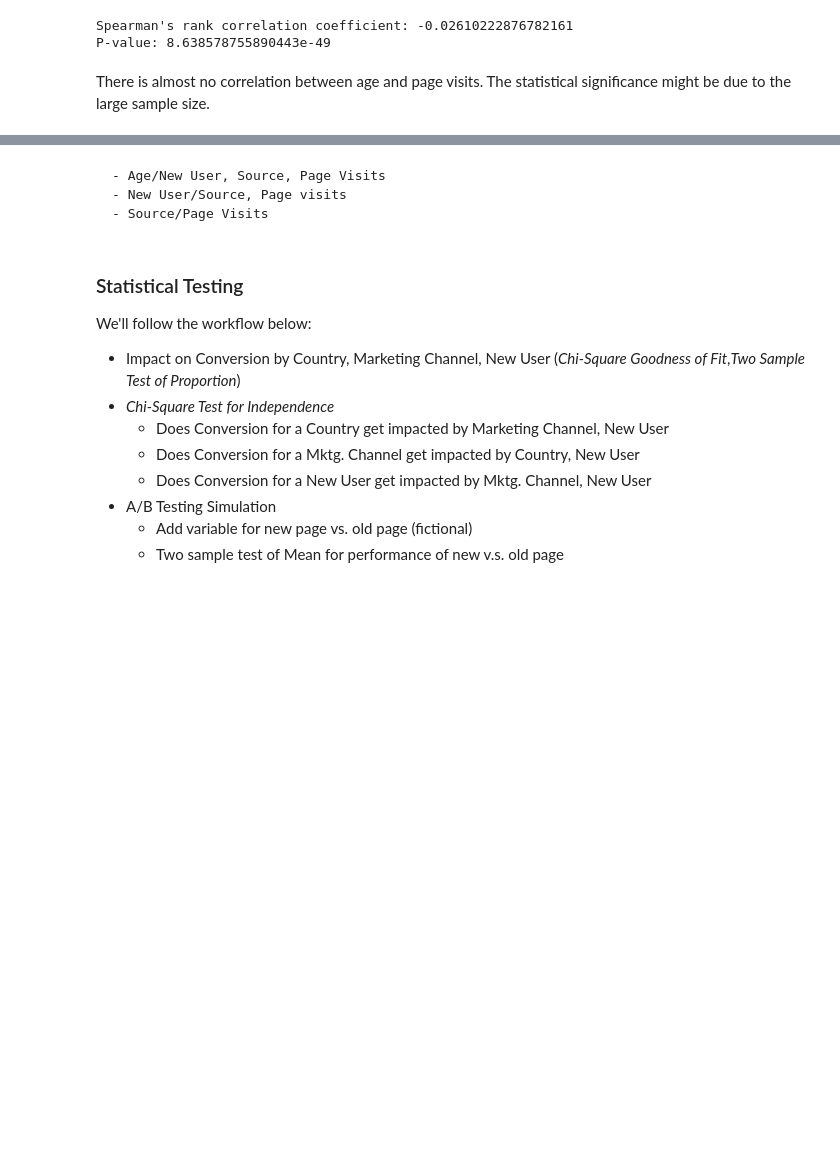
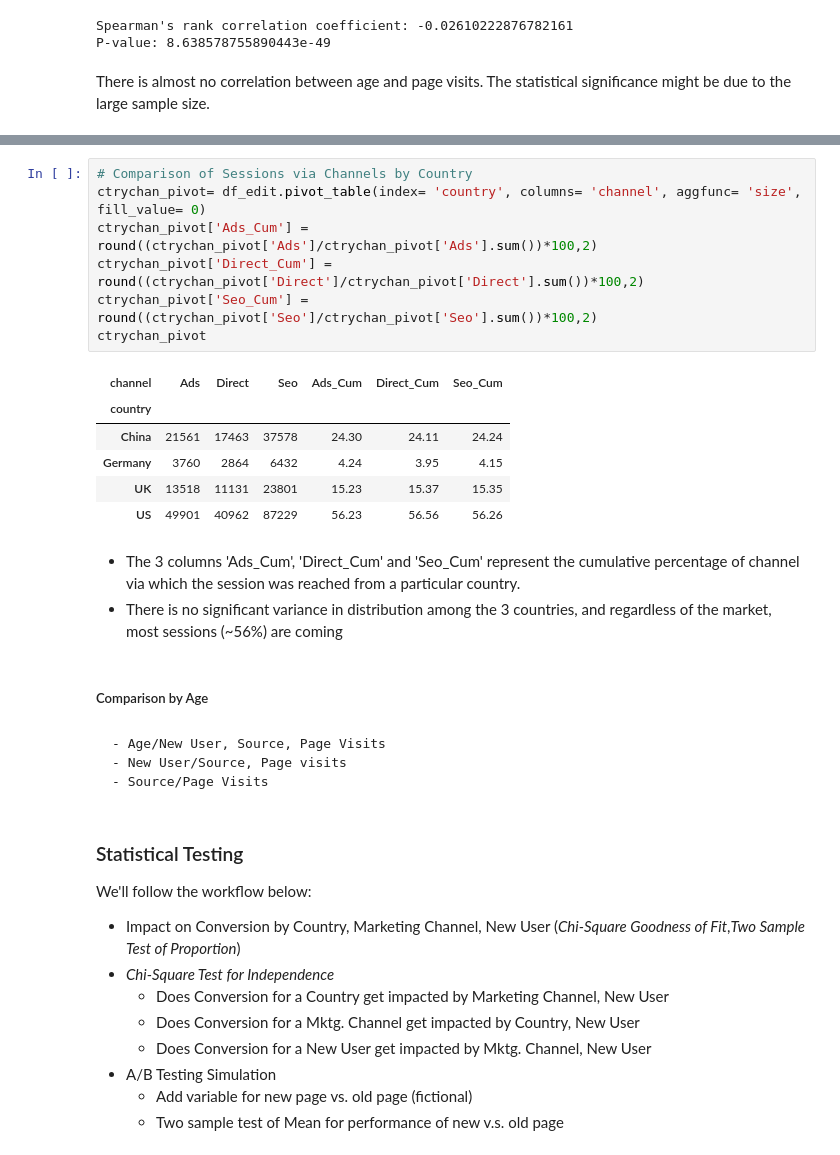
Before and after one commit to traha-89/Portafoglio, a Jupyter notebook: Landing Page Optimization/LP_CRAnalysis_Prediction.ipynb, the cells around one changed output, grey strips where cells are left out. Drawn from its saved outputs; the diff is of its cells as text; blank space fills up the shorter version.

```diff
--- a/Landing Page Optimization/LP_CRAnalysis_Prediction.ipynb
+++ b/Landing Page Optimization/LP_CRAnalysis_Prediction.ipynb
@@ -285,3 +312,22 @@ There is almost no correlation between age and page visits. The statistical sign
+# %%
+# Comparison of Sessions via Channels by Country
+ctrychan_pivot= df_edit.pivot_table(index= 'country', columns= 'channel', aggfunc= 'size', fill_value= 0)
+ctrychan_pivot['Ads_Cum'] = round((ctrychan_pivot['Ads']/ctrychan_pivot['Ads'].sum())*100,2)
+ctrychan_pivot['Direct_Cum'] = round((ctrychan_pivot['Direct']/ctrychan_pivot['Direct'].sum())*100,2)
+ctrychan_pivot['Seo_Cum'] = round((ctrychan_pivot['Seo']/ctrychan_pivot['Seo'].sum())*100,2)
+ctrychan_pivot
+# %% [output]
+| channel | Ads | Direct | Seo | Ads_Cum | Direct_Cum | Seo_Cum |
+| country |  |  |  |  |  |  |
+| China | 21561 | 17463 | 37578 | 24.30 | 24.11 | 24.24 |
+| Germany | 3760 | 2864 | 6432 | 4.24 | 3.95 | 4.15 |
+| UK | 13518 | 11131 | 23801 | 15.23 | 15.37 | 15.35 |
+| US | 49901 | 40962 | 87229 | 56.23 | 56.56 | 56.26 |
+# %% [markdown]
+- The 3 columns 'Ads_Cum', 'Direct_Cum' and 'Seo_Cum' represent the cumulative percentage of channel via which the session was reached from a particular country.
+- There is no significant variance in distribution among the 3 countries, and regardless of the market, most sessions (~56%) are coming
+# %% [markdown]
+##### Comparison by Age
 # %% [markdown]
     - Age/New User, Source, Page Visits
     - New User/Source, Page visits
```
Also changed, not shown: parts of 10 cells of this notebook.
